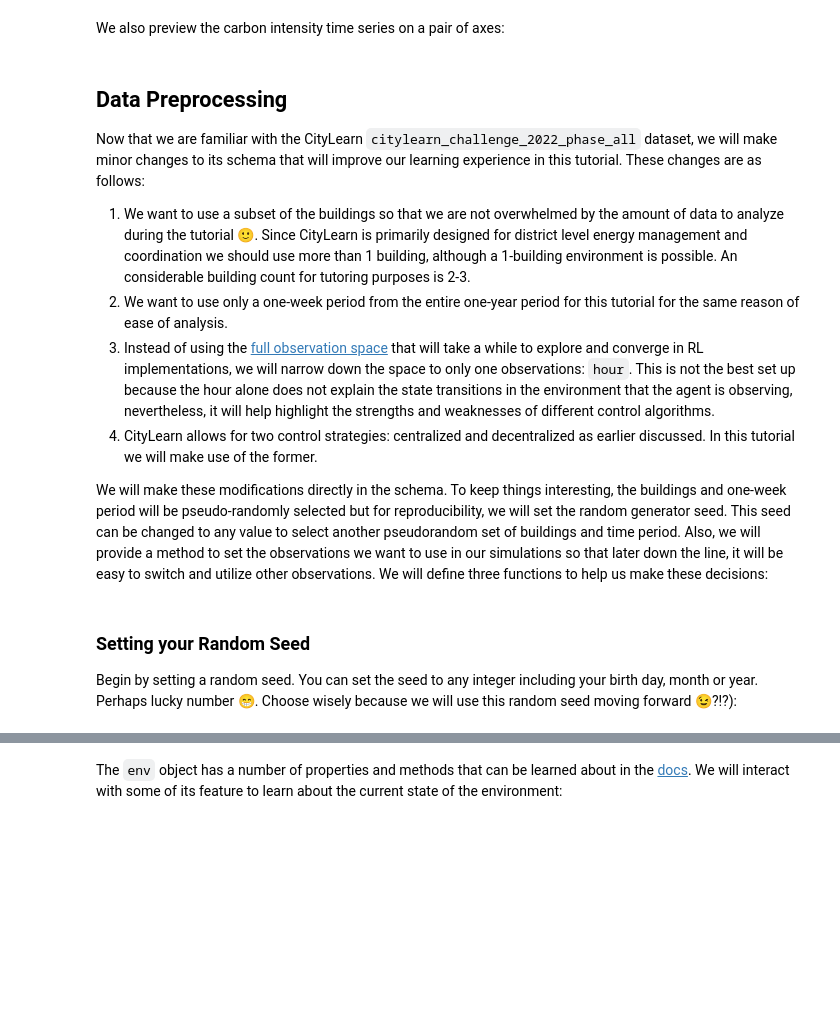
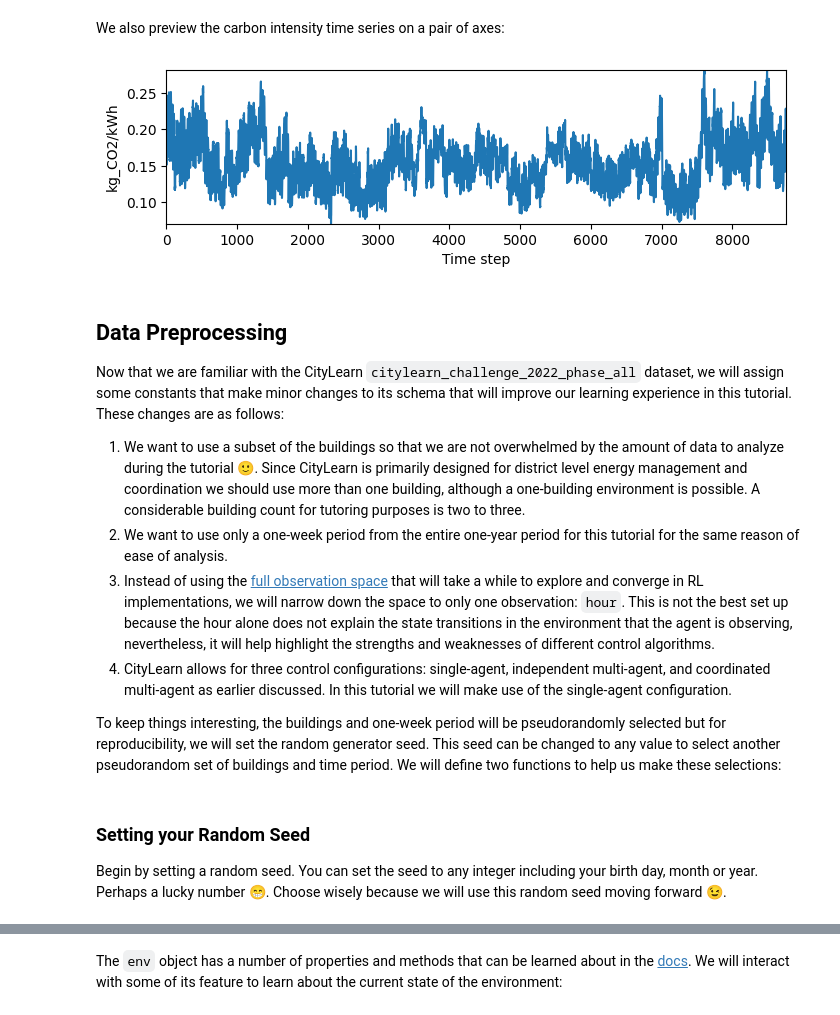
Before and after one commit to climatechange-ai-tutorials/citylearn, a Jupyter notebook: citylearn_ccai_tutorial.ipynb, the cells around one changed output, grey strips where cells are left out. Saved outputs shown, nothing was run; the diff lists cells and outputs as text; code cells hidden in the pictures; blank space fills up the shorter version.

```diff
--- a/citylearn_ccai_tutorial.ipynb
+++ b/citylearn_ccai_tutorial.ipynb
@@ -477,22 +626,24 @@ display(carbon_intensity_data.describe(include='all').T)
 # %% [markdown]
 We also preview the carbon intensity time series on a pair of axes:
 # %%
-fig, ax = plt.subplots(1, 1, figsize=(9, 2))
+fig, ax = plt.subplots(1, 1, figsize=(8, 2))
 x = carbon_intensity_data.index
-y = carbon_intensity_data['kg_CO2/kWh']
+y = carbon_intensity_data['carbon_intensity']
 ax.plot(x, y)
 ax.set_xlabel('Time step')
 ax.set_ylabel('kg_CO2/kWh')
 plt.show()
+# %% [output]
+[figure, added]
 # %% [markdown]
 ## Data Preprocessing
 
-Now that we are familiar with the CityLearn `citylearn_challenge_2022_phase_all` dataset, we will make minor changes to its schema that will improve our learning experience in this tutorial. These changes are as follows:
+Now that we are familiar with the CityLearn `citylearn_challenge_2022_phase_all` dataset, we will assign some constants that make minor changes to its schema that will improve our learning experience in this tutorial. These changes are as follows:
 
-1. We want to use a subset of the buildings so that we are not overwhelmed by the amount of data to analyze during the tutorial 🙂. Since CityLearn is primarily designed for district level energy management and coordination we should use more than 1 building, although a 1-building environment is possible. An considerable building count for tutoring purposes is 2-3.
+1. We want to use a subset of the buildings so that we are not overwhelmed by the amount of data to analyze during the tutorial 🙂. Since CityLearn is primarily designed for district level energy management and coordination we should use more than one building, although a one-building environment is possible. A considerable building count for tutoring purposes is two to three.
 2. We want to use only a one-week period from the entire one-year period for this tutorial for the same reason of ease of analysis.
-3. Instead of using the [full observation space](https://www.citylearn.net/overview/observations.html) that will take a while to explore and converge in RL implementations, we will narrow down the space to only one observations: `hour`. This is not the best set up because the hour alone does not explain the state transitions in the environment that the agent is observing, nevertheless, it will help highlight the strengths and weaknesses of different control algorithms.
-4. CityLearn allows for two control strategies: centralized and decentralized as earlier discussed. In this tutorial we will make use of the former.
+3. Instead of using the [full observation space](https://www.citylearn.net/overview/observations.html) that will take a while to explore and converge in RL implementations, we will narrow down the space to only one observation: `hour`. This is not the best set up because the hour alone does not explain the state transitions in the environment that the agent is observing, nevertheless, it will help highlight the strengths and weaknesses of different control algorithms.
+4. CityLearn allows for three control configurations: single-agent, independent multi-agent, and coordinated multi-agent as earlier discussed. In this tutorial we will make use of the single-agent configuration.
 
-We will make these modifications directly in the schema. To keep things interesting, the buildings and one-week period will be pseudo-randomly selected but for reproducibility, we will set the random generator seed. This seed can be changed to any value to select another pseudorandom set of buildings and time period. Also, we will provide a method to set the observations we want to use in our simulations so that later down the line, it will be easy to switch and utilize other observations. We will define three functions to help us make these decisions:
+To keep things interesting, the buildings and one-week period will be pseudorandomly selected but for reproducibility, we will set the random generator seed. This seed can be changed to any value to select another pseudorandom set of buildings and time period. We will define two functions to help us make these selections:
 # %%
@@ -642,7 +763,7 @@ def set_active_observations(
 # %% [markdown]
 ### Setting your Random Seed
 
-Begin by setting a random seed. You can set the seed to any integer including your birth day, month or year. Perhaps lucky number 😁. Choose wisely because we will use this random seed moving forward 😉?!?):
+Begin by setting a random seed. You can set the seed to any integer including your birth day, month or year. Perhaps a lucky number 😁. Choose wisely because we will use this random seed moving forward 😉.
 # %%
 RANDOM_SEED = 0
 print('Random seed:', RANDOM_SEED)
```
Also changed, not shown: parts of 163 cells of this notebook.
